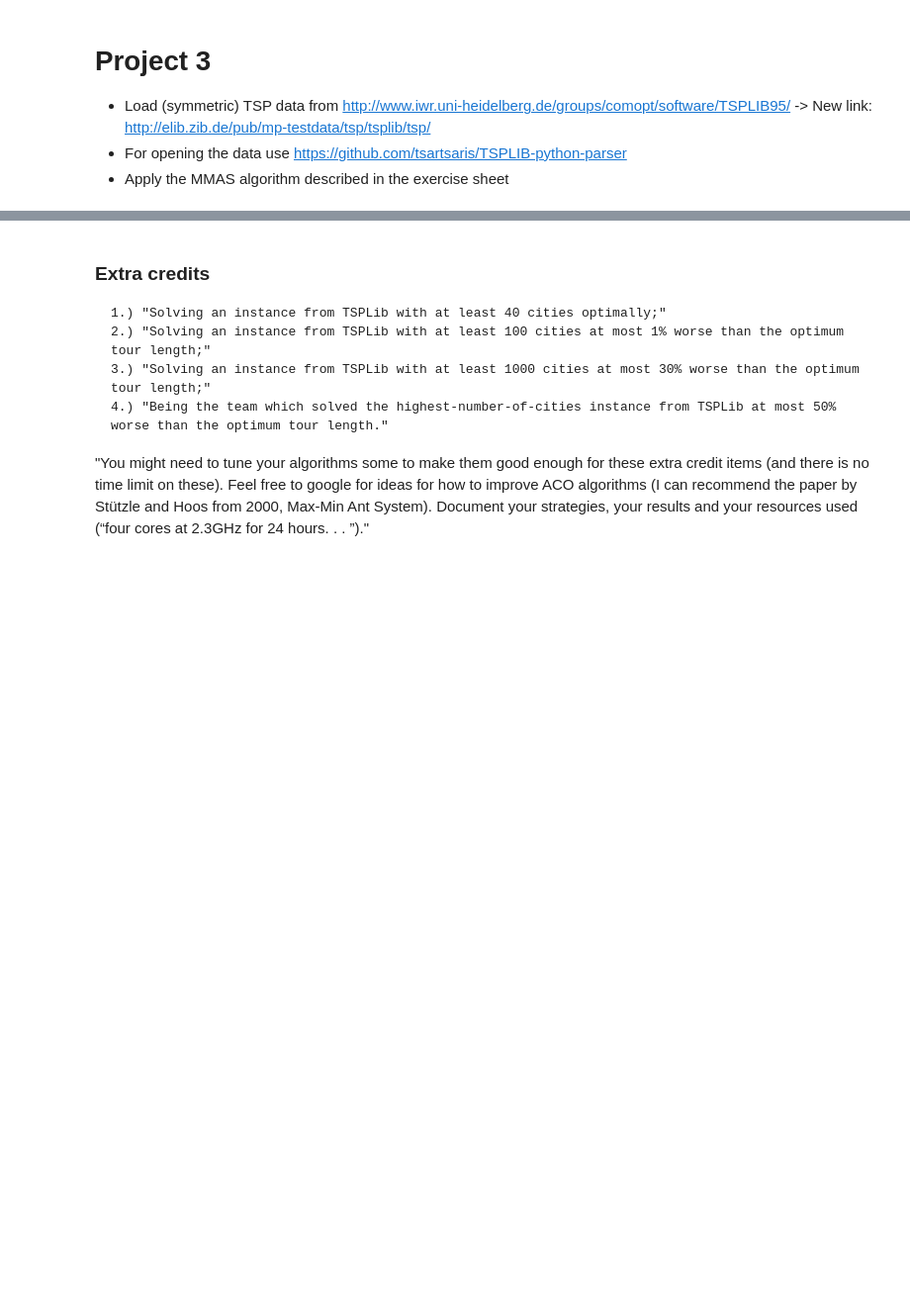
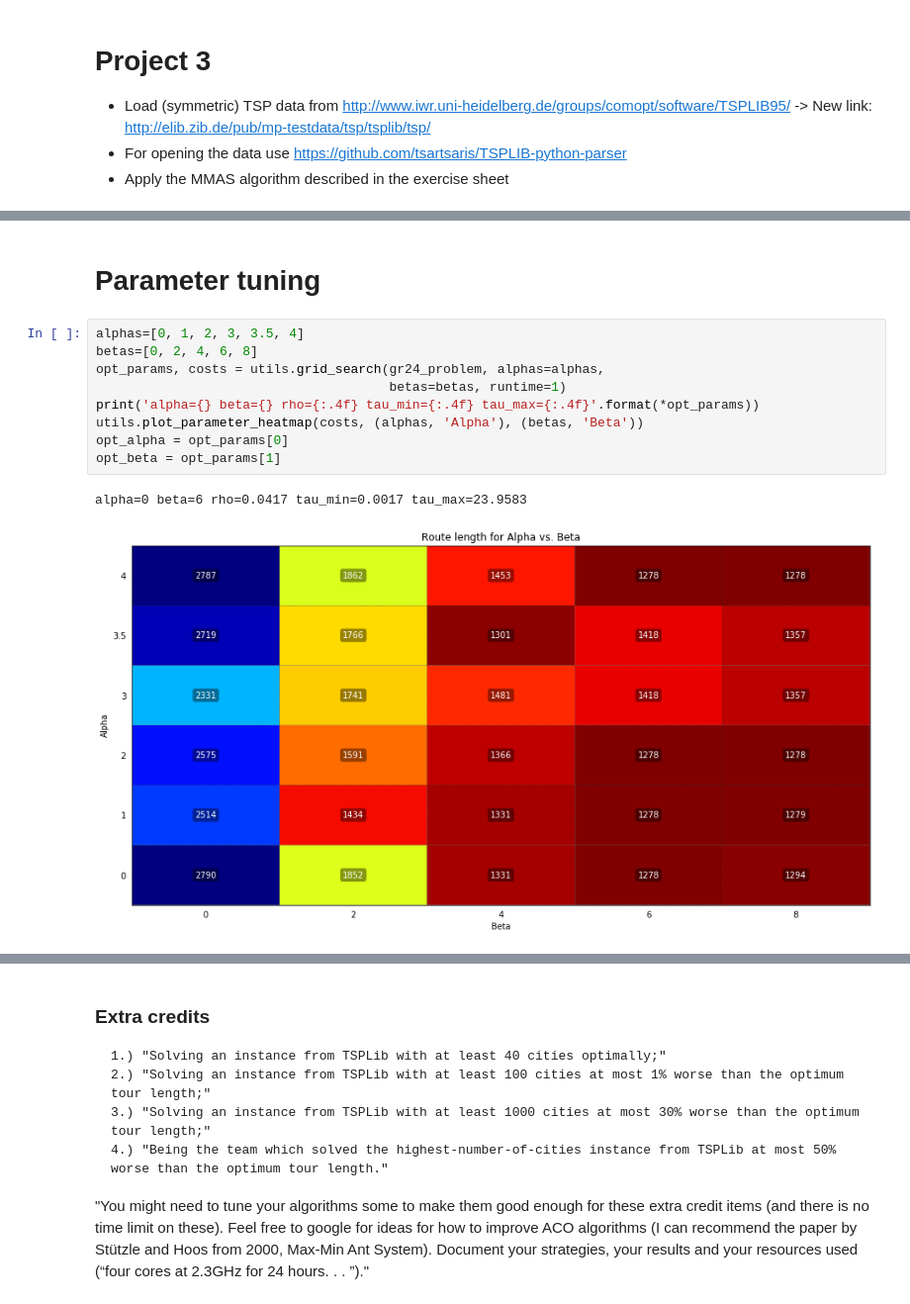
Before and after one commit to Chaoste/course-nia, a Jupyter notebook: project3/project3.ipynb, the cells around one changed output, grey strips where cells are left out. Shown at 99% size. Drawn from its saved outputs; the diff is of its cells as text; blank space fills up the shorter version.

```diff
--- a/project3/project3.ipynb
+++ b/project3/project3.ipynb
@@ -158,0 +61,14 @@ mmas.plot()
+# %% [markdown]
+# Parameter tuning
+# %%
+alphas=[0, 1, 2, 3, 3.5, 4]
+betas=[0, 2, 4, 6, 8]
+opt_params, costs = utils.grid_search(gr24_problem, alphas=alphas,
+                                      betas=betas, runtime=1)
+print('alpha={} beta={} rho={:.4f} tau_min={:.4f} tau_max={:.4f}'.format(*opt_params))
+utils.plot_parameter_heatmap(costs, (alphas, 'Alpha'), (betas, 'Beta'))
+opt_alpha = opt_params[0]
+opt_beta = opt_params[1]
+# %% [output]
+alpha=0 beta=6 rho=0.0417 tau_min=0.0017 tau_max=23.9583
+[figure, added]
```
Also changed, not shown: parts of 20 cells of this notebook, 8 other files.
